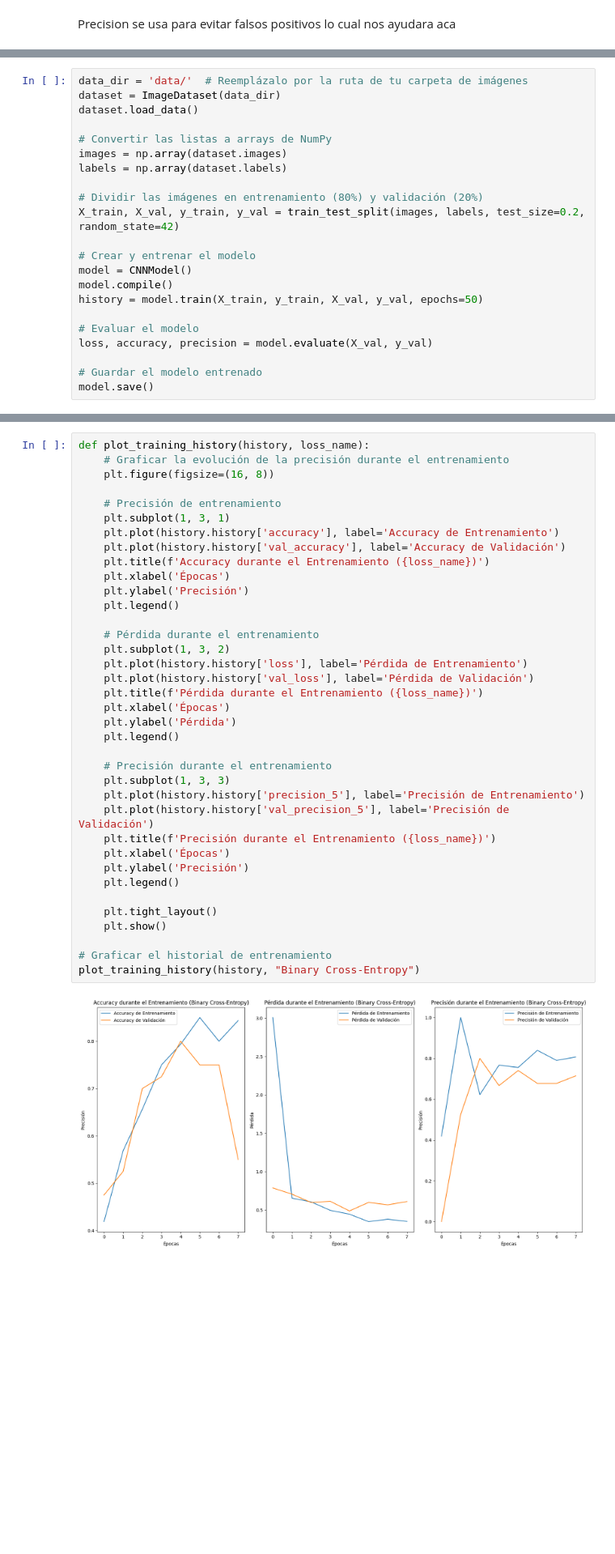
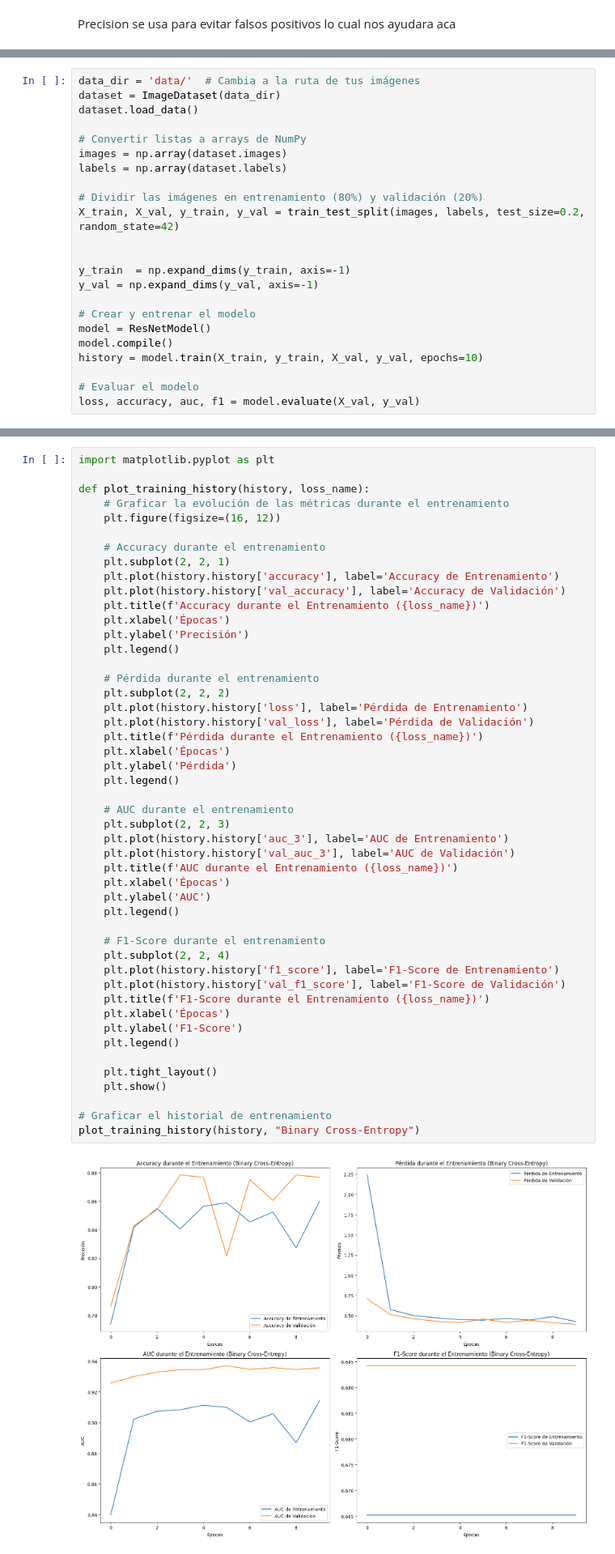
Before and after one commit to Tesis-Grupo-1/backend, a Jupyter notebook: modelo/modelo.ipynb, the cells around one changed output, grey strips where cells are left out. Shown at 81% size. Saved outputs shown, nothing was run; the diff lists cells and outputs as text; blank space fills up the shorter version.

Commit message:
Modificacion del modelo

```diff
--- a/modelo/modelo.ipynb
+++ b/modelo/modelo.ipynb
@@ -113,25 +137,26 @@ class CNNModel:
         """Guarda el modelo entrenado."""
         self.model.save(model_name)
 # %%
-data_dir = 'data/'  # Reemplázalo por la ruta de tu carpeta de imágenes
+data_dir = 'data/'  # Cambia a la ruta de tus imágenes
 dataset = ImageDataset(data_dir)
 dataset.load_data()
 
-# Convertir las listas a arrays de NumPy
+# Convertir listas a arrays de NumPy
 images = np.array(dataset.images)
 labels = np.array(dataset.labels)
 
 # Dividir las imágenes en entrenamiento (80%) y validación (20%)
 X_train, X_val, y_train, y_val = train_test_split(images, labels, test_size=0.2, random_state=42)
 
+
+y_train  = np.expand_dims(y_train, axis=-1)
+y_val = np.expand_dims(y_val, axis=-1)
+
 # Crear y entrenar el modelo
-model = CNNModel()
+model = ResNetModel()
 model.compile()
-history = model.train(X_train, y_train, X_val, y_val, epochs=50)
+history = model.train(X_train, y_train, X_val, y_val, epochs=10)
 
 # Evaluar el modelo
-loss, accuracy, precision = model.evaluate(X_val, y_val)
-
-# Guardar el modelo entrenado
-model.save()
+loss, accuracy, auc, f1 = model.evaluate(X_val, y_val)
 # %% [output]
@@ -159,39 +210,50 @@ Pérdida: 0.48821431398391724, Accuracy: 0.800000011920929, Precisión (métrica
 # %%
+import matplotlib.pyplot as plt
+
 def plot_training_history(history, loss_name):
-    # Graficar la evolución de la precisión durante el entrenamiento
-    plt.figure(figsize=(16, 8))
+    # Graficar la evolución de las métricas durante el entrenamiento
+    plt.figure(figsize=(16, 12))
 
-    # Precisión de entrenamiento
-    plt.subplot(1, 3, 1)
+    # Accuracy durante el entrenamiento
+    plt.subplot(2, 2, 1)
     plt.plot(history.history['accuracy'], label='Accuracy de Entrenamiento')
     plt.plot(history.history['val_accuracy'], label='Accuracy de Validación')
     plt.title(f'Accuracy durante el Entrenamiento ({loss_name})')
     plt.xlabel('Épocas')
     plt.ylabel('Precisión')
     plt.legend()
 
     # Pérdida durante el entrenamiento
-    plt.subplot(1, 3, 2)
+    plt.subplot(2, 2, 2)
     plt.plot(history.history['loss'], label='Pérdida de Entrenamiento')
     plt.plot(history.history['val_loss'], label='Pérdida de Validación')
     plt.title(f'Pérdida durante el Entrenamiento ({loss_name})')
     plt.xlabel('Épocas')
     plt.ylabel('Pérdida')
     plt.legend()
 
-    # Precisión durante el entrenamiento
-    plt.subplot(1, 3, 3)
-    plt.plot(history.history['precision_5'], label='Precisión de Entrenamiento')
-    plt.plot(history.history['val_precision_5'], label='Precisión de Validación')
-    plt.title(f'Precisión durante el Entrenamiento ({loss_name})')
+    # AUC durante el entrenamiento
+    plt.subplot(2, 2, 3)
+    plt.plot(history.history['auc_3'], label='AUC de Entrenamiento')
+    plt.plot(history.history['val_auc_3'], label='AUC de Validación')
+    plt.title(f'AUC durante el Entrenamiento ({loss_name})')
     plt.xlabel('Épocas')
-    plt.ylabel('Precisión')
+    plt.ylabel('AUC')
+    plt.legend()
+
+    # F1-Score durante el entrenamiento
+    plt.subplot(2, 2, 4)
+    plt.plot(history.history['f1_score'], label='F1-Score de Entrenamiento')
+    plt.plot(history.history['val_f1_score'], label='F1-Score de Validación')
+    plt.title(f'F1-Score durante el Entrenamiento ({loss_name})')
+    plt.xlabel('Épocas')
+    plt.ylabel('F1-Score')
     plt.legend()
 
     plt.tight_layout()
     plt.show()
 
 # Graficar el historial de entrenamiento
 plot_training_history(history, "Binary Cross-Entropy")
 # %% [output]
-[figure, old version]
+[figure, new version]
```
Also changed, not shown: parts of 10 cells of this notebook.
